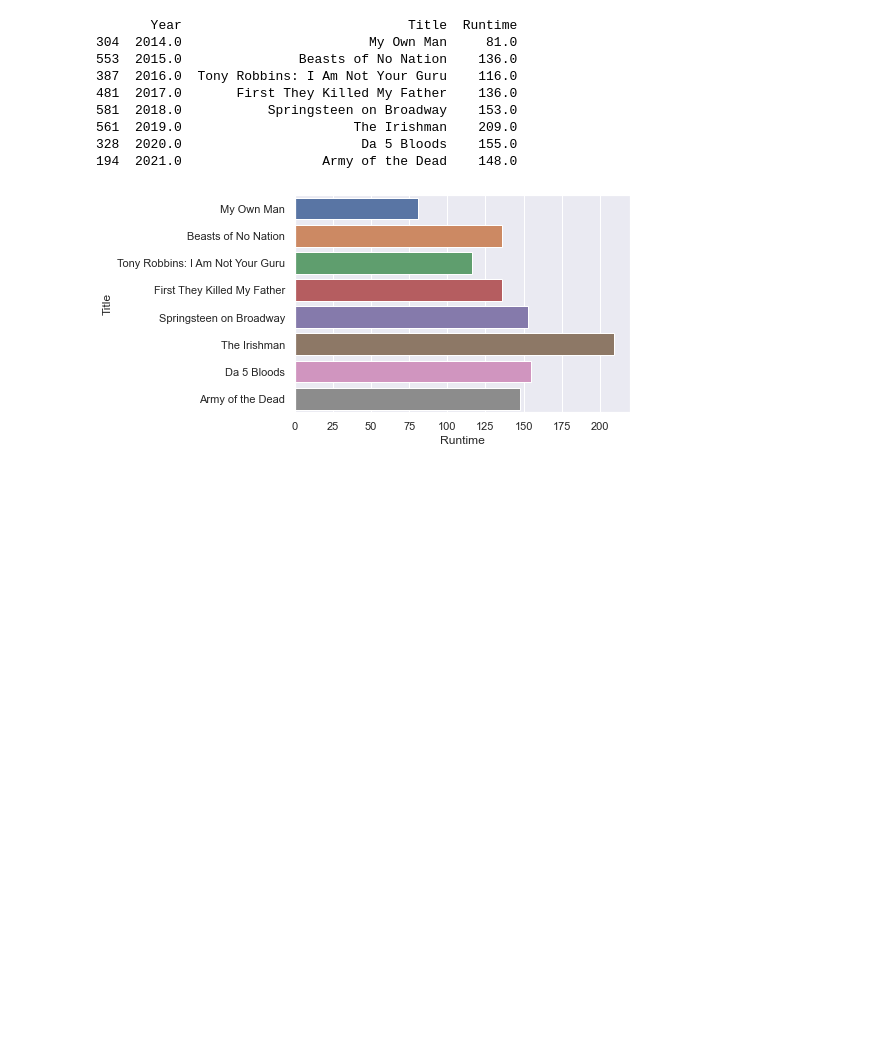
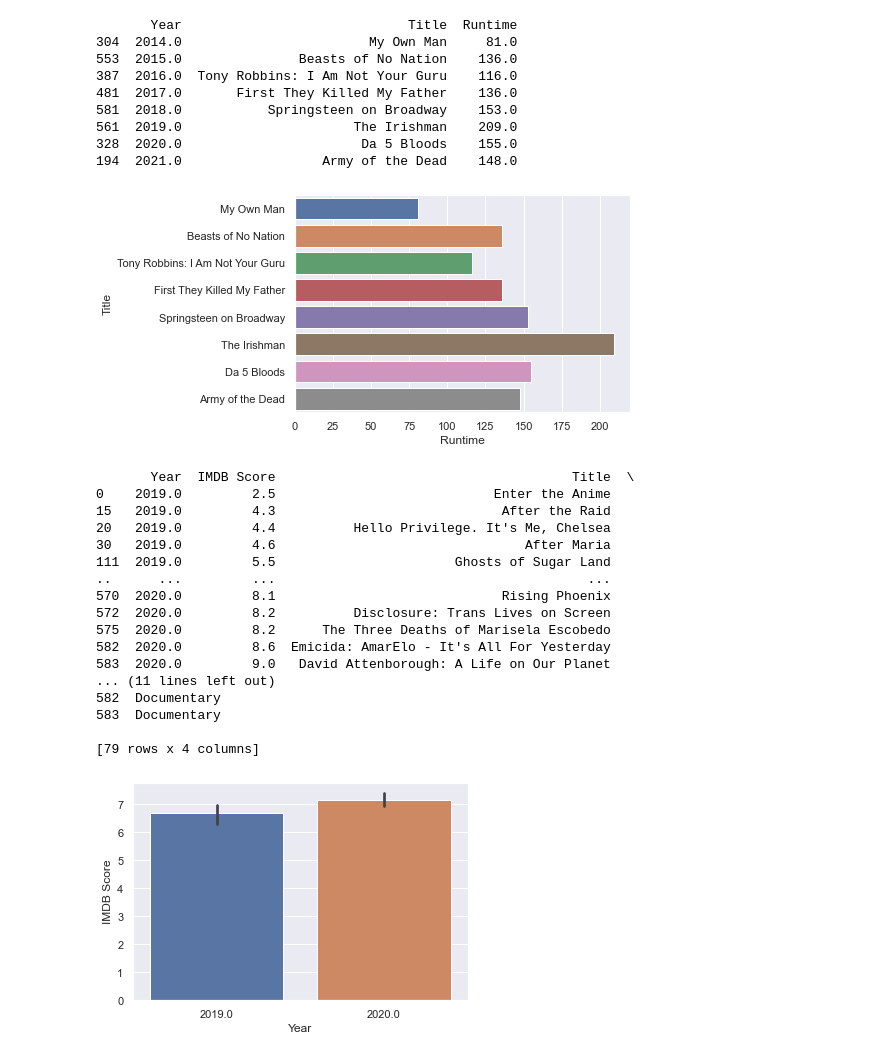
Before and after one commit to yavuzcpkn/Python-Netflix-DataAnalysis, a Jupyter notebook: Python-Netflix-DataAnalysis.ipynb, the cells around one changed output. Drawn from its saved outputs; the diff is of its cells as text; code cells hidden in the pictures; blank space fills up the shorter version.

```diff
--- a/Python-Netflix-DataAnalysis.ipynb
+++ b/Python-Netflix-DataAnalysis.ipynb
@@ -277,3 +277,35 @@ runtime_high_plot = sns.barplot(data = find_year_runtime_year_s, x='Runtime', y=
 328  2020.0                       Da 5 Bloods    155.0
 194  2021.0                  Army of the Dead    148.0
 [figure]
+# %%
+#-2019 Ocak ile 2020 Haziran tarihleri arasında 'Documentary' türünde çekilmiş filmlerin IMDB değerlerini bulup görselleştiriniz.
+find_Documentary = netflix.where(netflix['Genre'] == 'Documentary')
+find_Documentary_imdb = find_Documentary[["Year", "IMDB Score", "Title", "Genre"]]
+find_Documentary_imdb_2019 = find_Documentary_imdb.where(netflix['Year'] == 2019)
+find_Documentary_imdb_2020 = find_Documentary_imdb.where(netflix['Year'] == 2020)
+
+find_Documentary_imdb_year = pd.concat([find_Documentary_imdb_2019, find_Documentary_imdb_2020])
+find_Documentary_imdb_year = find_Documentary_imdb_year.dropna()
+print(find_Documentary_imdb_year)
+
+
+find_Documentary_imdb_year_plot = sns.barplot(data = find_Documentary_imdb_year, x='Year', y='IMDB Score')
+# %% [output]
+       Year  IMDB Score                                      Title  \
+0    2019.0         2.5                            Enter the Anime
+15   2019.0         4.3                             After the Raid
+20   2019.0         4.4          Hello Privilege. It's Me, Chelsea
+30   2019.0         4.6                                After Maria
+111  2019.0         5.5                       Ghosts of Sugar Land
+..      ...         ...                                        ...
+570  2020.0         8.1                             Rising Phoenix
+572  2020.0         8.2          Disclosure: Trans Lives on Screen
+575  2020.0         8.2      The Three Deaths of Marisela Escobedo
+582  2020.0         8.6  Emicida: AmarElo - It's All For Yesterday
+583  2020.0         9.0   David Attenborough: A Life on Our Planet
+... (11 lines left out)
+582  Documentary
+583  Documentary
+
+[79 rows x 4 columns]
+[figure, added]
```
Also changed, not shown: parts of 1 cell of this notebook.
